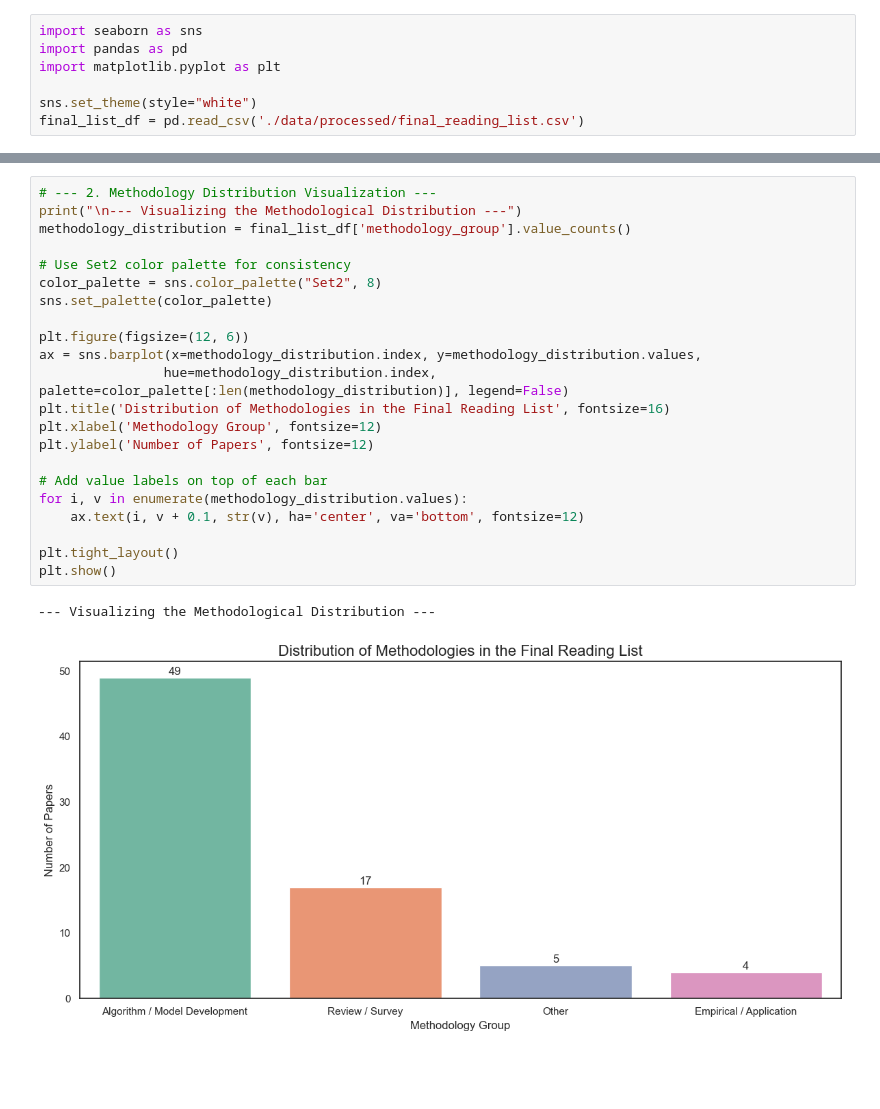
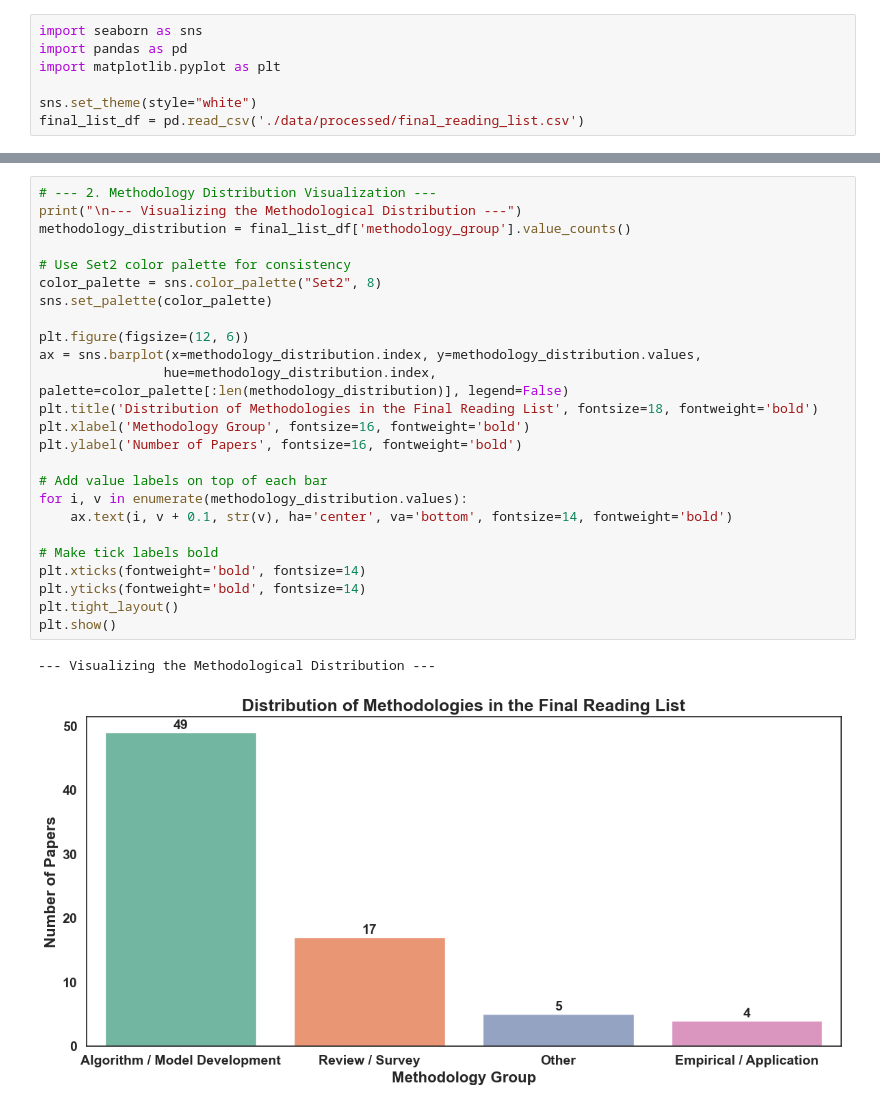
Before and after one commit to MaxiStahl1992/causal-rl-ev-review, a Jupyter notebook: notebooks/06_llm_analysis_and_selection.ipynb, the cells around one changed output, grey strips where cells are left out. Cells and saved outputs as stored; diff of their text form; blank space fills up the shorter version.

```diff
--- a/notebooks/06_llm_analysis_and_selection.ipynb
+++ b/notebooks/06_llm_analysis_and_selection.ipynb
@@ -499,25 +502,28 @@ Name: year, dtype: float64
 # %%
 # --- 2. Methodology Distribution Visualization ---
 print("\n--- Visualizing the Methodological Distribution ---")
 methodology_distribution = final_list_df['methodology_group'].value_counts()
 
 # Use Set2 color palette for consistency
 color_palette = sns.color_palette("Set2", 8)
 sns.set_palette(color_palette)
 
 plt.figure(figsize=(12, 6))
 ax = sns.barplot(x=methodology_distribution.index, y=methodology_distribution.values,
                 hue=methodology_distribution.index, palette=color_palette[:len(methodology_distribution)], legend=False)
-plt.title('Distribution of Methodologies in the Final Reading List', fontsize=16)
-plt.xlabel('Methodology Group', fontsize=12)
-plt.ylabel('Number of Papers', fontsize=12)
+plt.title('Distribution of Methodologies in the Final Reading List', fontsize=18, fontweight='bold')
+plt.xlabel('Methodology Group', fontsize=16, fontweight='bold')
+plt.ylabel('Number of Papers', fontsize=16, fontweight='bold')
 
 # Add value labels on top of each bar
 for i, v in enumerate(methodology_distribution.values):
-    ax.text(i, v + 0.1, str(v), ha='center', va='bottom', fontsize=12)
+    ax.text(i, v + 0.1, str(v), ha='center', va='bottom', fontsize=14, fontweight='bold')
 
+# Make tick labels bold
+plt.xticks(fontweight='bold', fontsize=14)
+plt.yticks(fontweight='bold', fontsize=14)
 plt.tight_layout()
 plt.show()
 # %% [output]
 --- Visualizing the Methodological Distribution ---
-[figure, old version]
+[figure, new version]
```
Also changed, not shown: parts of 1 cell of this notebook.
